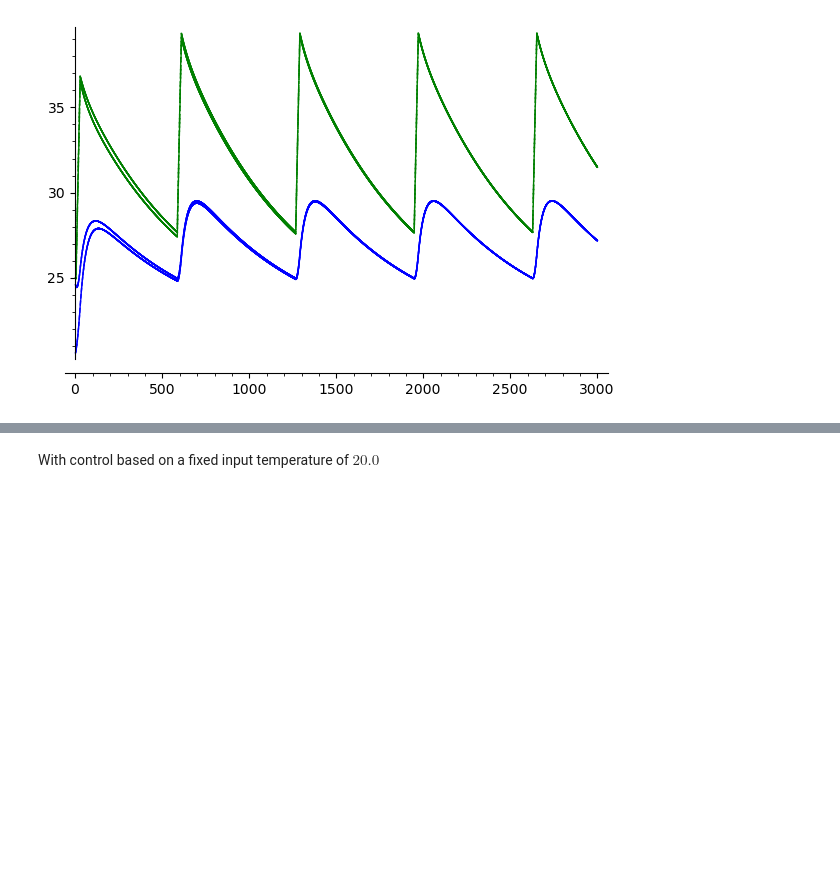
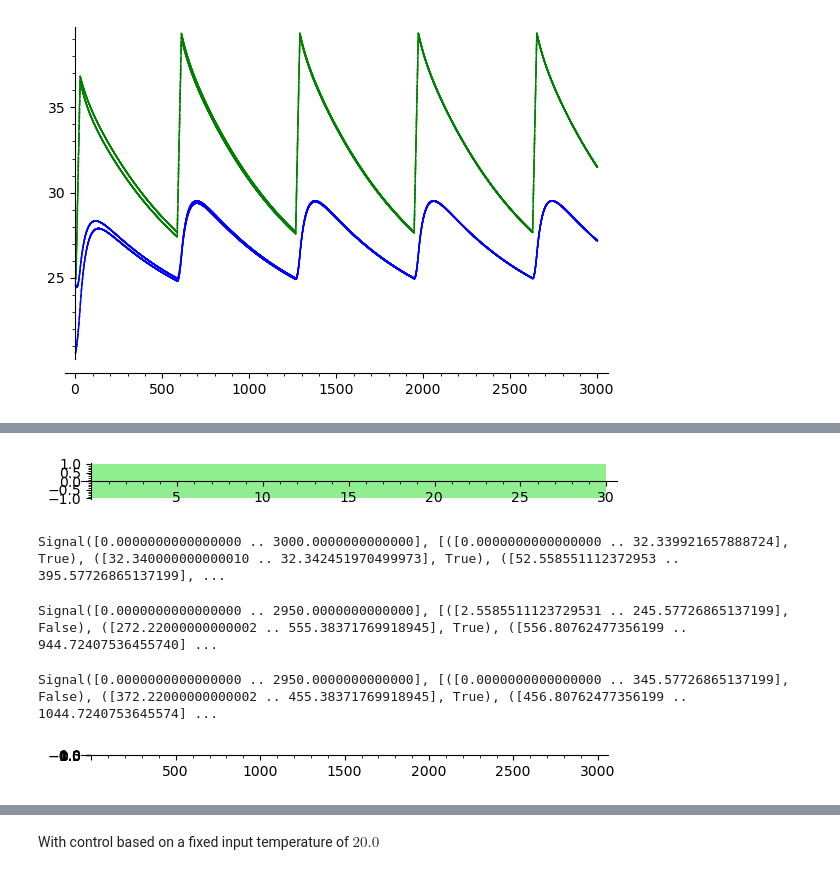
Before and after one commit to twright/example_digital-twin_incubator, a Jupyter notebook: software/notebooks/Incubator Hybrid Simulation.ipynb, the cells around one changed output, grey strips where cells are left out. Cells and saved outputs as stored; diff of their text form; code cells hidden in the pictures; blank space fills up the shorter version.

```diff
--- a/software/notebooks/Incubator Hybrid Simulation.ipynb
+++ b/software/notebooks/Incubator Hybrid Simulation.ipynb
@@ -474,0 +565,7 @@ rs.plot(('T_A', 'T_H'), color=('blue', 'green'))
+# %%
+sigs = []
+start_time = rs.domain.edges()[0]
+for r in rs.continuous_part:
+    sig = Atomic(T_A < RIF(26)).signal(r, symbolic_composition=True)
+    sigs.append(sig.G(-start_time.edges()[0]))
+    start_time += sig.domain.edges()[1]
@@ -474,0 +607,20 @@ rs.plot(('T_A', 'T_H'), color=('blue', 'green'))
+# %%
+reduce(Signal.union, [sig for sig in sigs[0:10]]).plot()
+# %% [output]
+[figure, added]
+# %%
+sig = reduce(Signal.union, [sig for sig in sigs]); sig
+# %% [output]
+Signal([0.0000000000000000 .. 3000.0000000000000], [([0.0000000000000000 .. 32.339921657888724], True), ([32.340000000000010 .. 32.342451970499973], True), ([52.558551112372953 .. 395.57726865137199], ...
+# %%
+sig.F(RIF(50,150))
+# %% [output]
+Signal([0.0000000000000000 .. 2950.0000000000000], [([2.5585511123729531 .. 245.57726865137199], False), ([272.22000000000002 .. 555.38371769918945], True), ([556.80762477356199 .. 944.72407536455740] ...
+# %%
+sig.G(RIF(50,150))
+# %% [output]
+Signal([0.0000000000000000 .. 2950.0000000000000], [([0.0000000000000000 .. 345.57726865137199], False), ([372.22000000000002 .. 455.38371769918945], True), ([456.80762477356199 .. 1044.7240753645574] ...
+# %%
+sig.plot()
+# %% [output]
+[figure, added]
```
Also changed, not shown: parts of 17 cells of this notebook, 1 other file.
